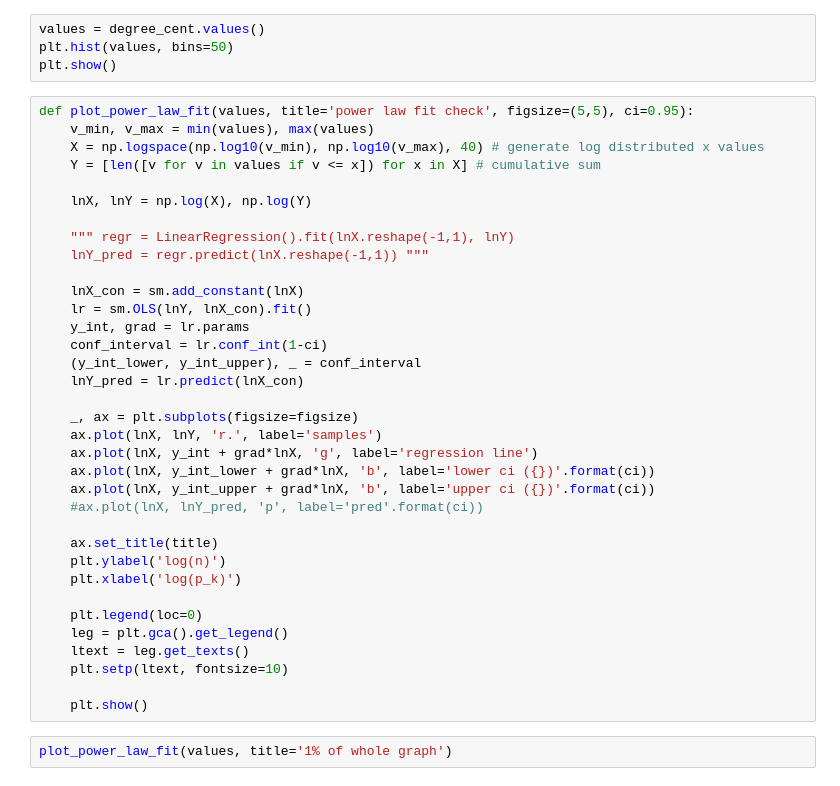
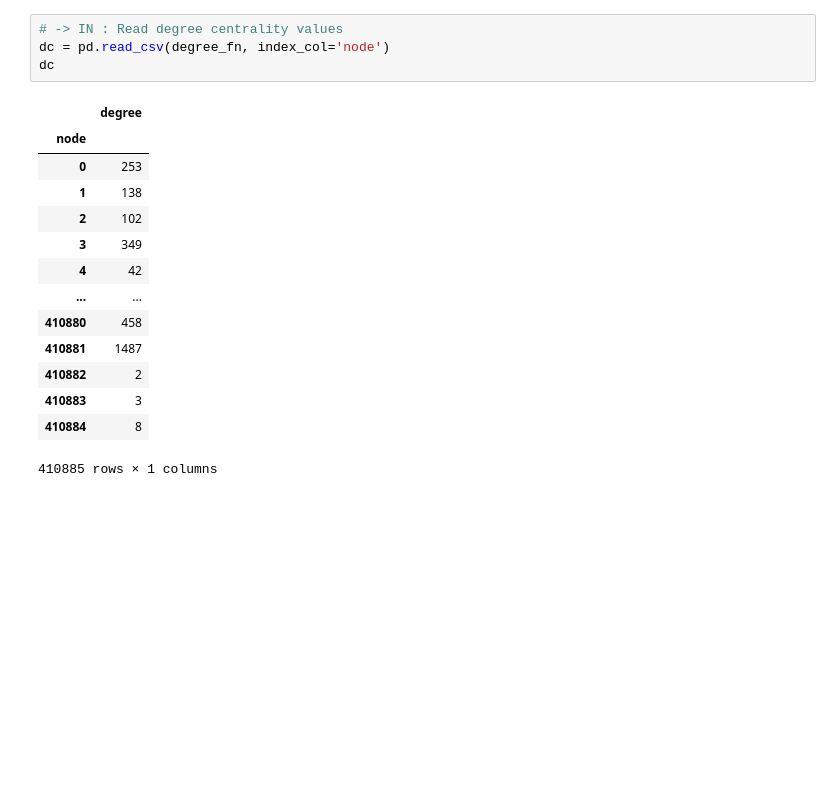
Before and after one commit to MattThePerson/SNA_Project_2024, a Jupyter notebook: notebooks/2.1 Viewing and Analysing Degree.ipynb, the cells around one changed output. Cells and saved outputs as stored; diff of their text form; blank space fills up the shorter version.

```diff
--- a/notebooks/2.1 Viewing and Analysing Degree.ipynb
+++ b/notebooks/2.1 Viewing and Analysing Degree.ipynb
@@ -100,41 +17,19 @@ print("{:_}".format(size/1000000))
-# %%
-values = degree_cent.values()
-plt.hist(values, bins=50)
-plt.show()
-# %%
-def plot_power_law_fit(values, title='power law fit check', figsize=(5,5), ci=0.95):
-    v_min, v_max = min(values), max(values)
-    X = np.logspace(np.log10(v_min), np.log10(v_max), 40) # generate log distributed x values
-    Y = [len([v for v in values if v <= x]) for x in X] # cumulative sum
-
-    lnX, lnY = np.log(X), np.log(Y)
-
-    """ regr = LinearRegression().fit(lnX.reshape(-1,1), lnY)
-    lnY_pred = regr.predict(lnX.reshape(-1,1)) """
-
-    lnX_con = sm.add_constant(lnX)
-    lr = sm.OLS(lnY, lnX_con).fit()
-    y_int, grad = lr.params
-    conf_interval = lr.conf_int(1-ci)
-    (y_int_lower, y_int_upper), _ = conf_interval
-    lnY_pred = lr.predict(lnX_con)
-
-    _, ax = plt.subplots(figsize=figsize)
-    ax.plot(lnX, lnY, 'r.', label='samples')
-    ax.plot(lnX, y_int + grad*lnX, 'g', label='regression line')
-    ax.plot(lnX, y_int_lower + grad*lnX, 'b', label='lower ci ({})'.format(ci))
-    ax.plot(lnX, y_int_upper + grad*lnX, 'b', label='upper ci ({})'.format(ci))
-    #ax.plot(lnX, lnY_pred, 'p', label='pred'.format(ci))
-
-    ax.set_title(title)
-    plt.ylabel('log(n)')
-    plt.xlabel('log(p_k)')
-
-    plt.legend(loc=0)
-    leg = plt.gca().get_legend()
-    ltext = leg.get_texts()
-    plt.setp(ltext, fontsize=10)
-
-    plt.show()
-# %%
-plot_power_law_fit(values, title='1% of whole graph')
+# %%
+# -> IN : Read degree centrality values
+dc = pd.read_csv(degree_fn, index_col='node')
+dc
+# %% [output]
+|  | degree |
+| node |  |
+| 0 | 253 |
+| 1 | 138 |
+| 2 | 102 |
+| 3 | 349 |
+| 4 | 42 |
+| ... | ... |
+| 410880 | 458 |
+| 410881 | 1487 |
+| 410882 | 2 |
+| 410883 | 3 |
+| 410884 | 8 |
+410885 rows × 1 columns
```
Also changed, not shown: parts of 14 cells of this notebook, 3 other files.
